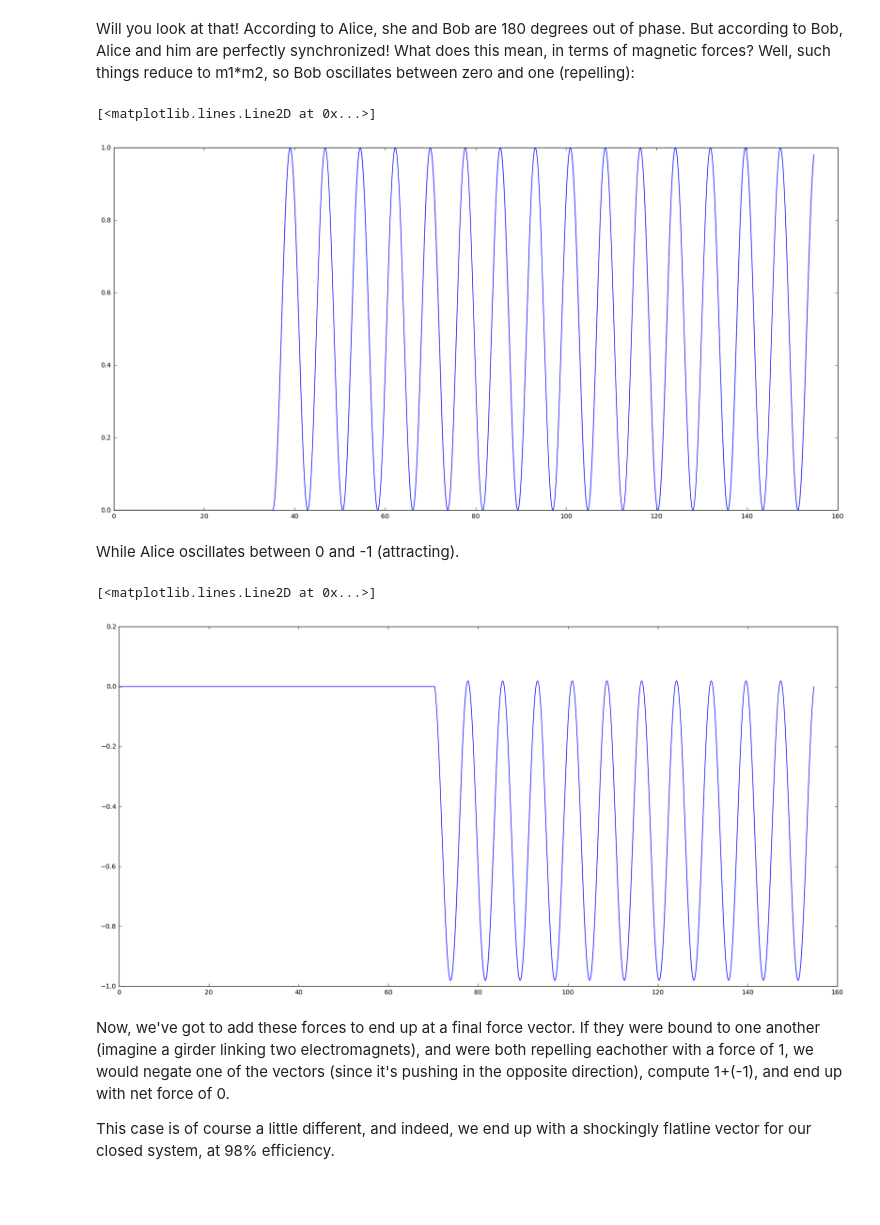
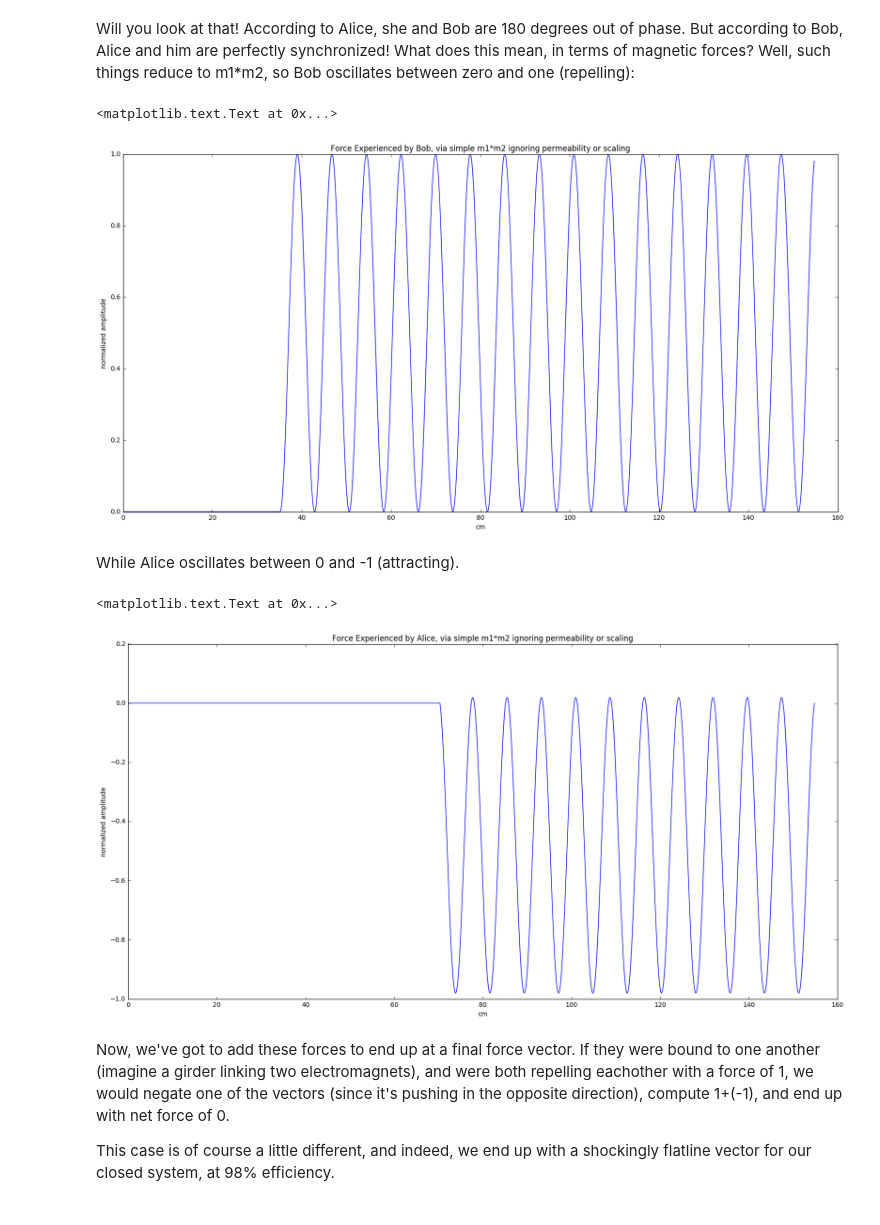
Before and after one commit to dakami/nosuchansible, a Jupyter notebook: NoSuchAnsible.ipynb, the cells around one changed output. Drawn from its saved outputs; the diff is of its cells as text; code cells hidden in the pictures.

```diff
--- a/NoSuchAnsible.ipynb
+++ b/NoSuchAnsible.ipynb
@@ -190,19 +203,25 @@ Will you look at that!  According to Alice, she and Bob are 180 degrees out of p
 # %%
 plt.figure(figsize=(20,10))
 bob_force = bob_frame['alice']*bob_frame['bob']
 plt.plot(x, bob_force)
+plt.xlabel("cm")
+plt.ylabel("normalized amplitude")
+plt.title("Force Experienced by Bob, via simple m1*m2 ignoring permeability or scaling")
 # %% [output]
-[<matplotlib.lines.Line2D at 0x...>]
+<matplotlib.text.Text at 0x...>
-[figure, old version]
+[figure, new version]
 # %% [markdown]
 While Alice oscillates between 0 and -1 (attracting).
 # %%
 plt.figure(figsize=(20,10))
 alice_force = alice_frame['alice']*alice_frame['bob']
 plt.plot(x, alice_force)
+plt.xlabel("cm")
+plt.ylabel("normalized amplitude")
+plt.title("Force Experienced by Alice, via simple m1*m2 ignoring permeability or scaling")
 # %% [output]
-[<matplotlib.lines.Line2D at 0x...>]
+<matplotlib.text.Text at 0x...>
-[figure, old version]
+[figure, new version]
 # %% [markdown]
 Now, we've got to add these forces to end up at a final force vector.  If they were bound to one another (imagine a girder linking two electromagnets), and were both repelling eachother with a force of 1, we would negate one of the vectors (since it's pushing in the opposite direction), compute 1+(-1), and end up with net force of 0.
 
```
Also changed, not shown: parts of 7 cells of this notebook.
